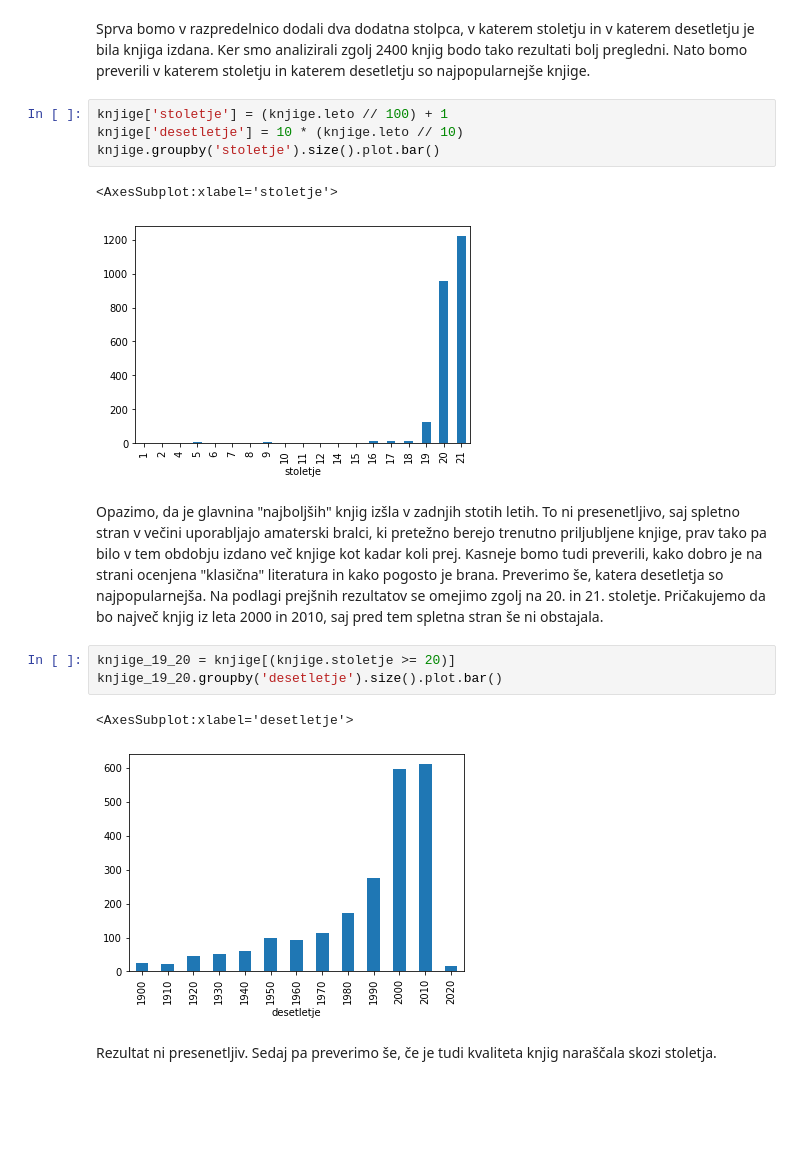
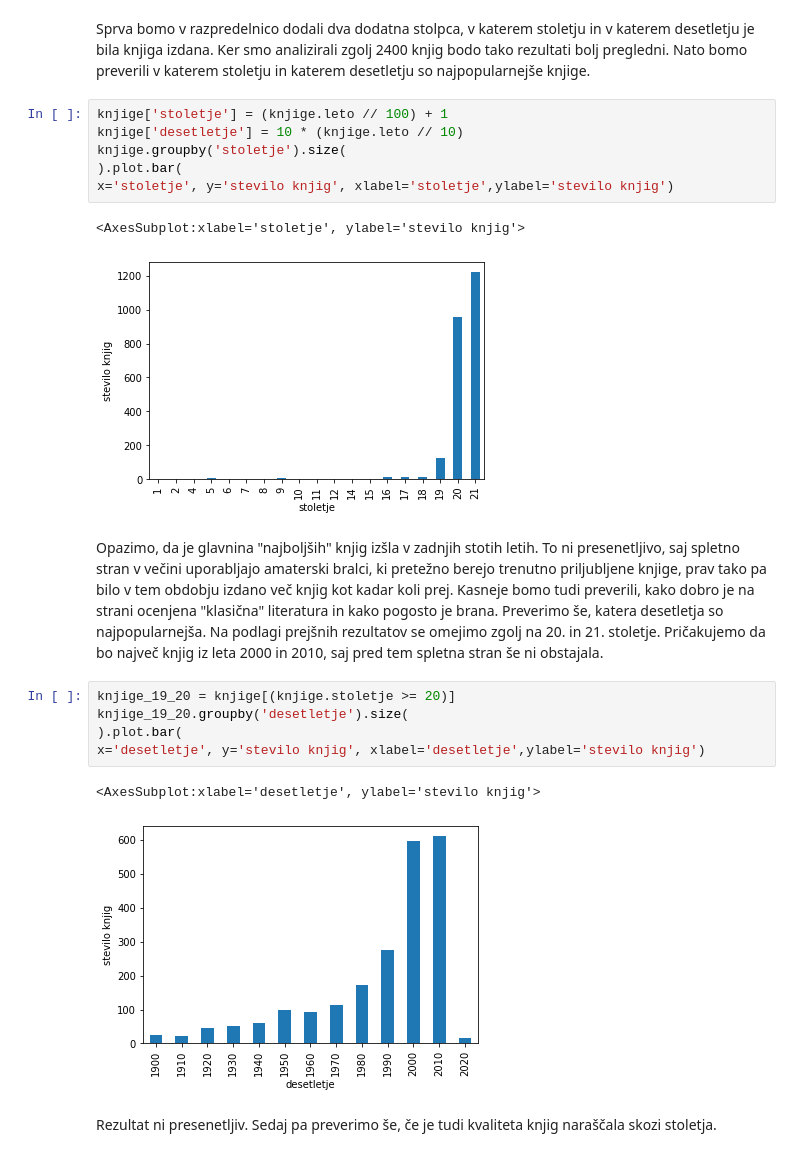
Before and after one commit to tajapezdir/analiza-podatkov, a Jupyter notebook: analiza.ipynb, the cells around one changed output. Drawn from its saved outputs; the diff is of its cells as text; blank space fills up the shorter version.

```diff
--- a/analiza.ipynb
+++ b/analiza.ipynb
@@ -122,18 +138,22 @@ Sprva bomo v razpredelnico dodali dva dodatna stolpca, v katerem stoletju in v k
 # %%
 knjige['stoletje'] = (knjige.leto // 100) + 1
 knjige['desetletje'] = 10 * (knjige.leto // 10)
-knjige.groupby('stoletje').size().plot.bar()
+knjige.groupby('stoletje').size(
+).plot.bar(
+x='stoletje', y='stevilo knjig', xlabel='stoletje',ylabel='stevilo knjig')
 # %% [output]
-<AxesSubplot:xlabel='stoletje'>
+<AxesSubplot:xlabel='stoletje', ylabel='stevilo knjig'>
-[figure, old version]
+[figure, new version]
 # %% [markdown]
-Opazimo, da je glavnina "najboljših" knjig izšla v zadnjih stotih letih. To ni presenetljivo, saj spletno stran v večini uporabljajo amaterski bralci, ki pretežno berejo trenutno priljubljene knjige, prav tako pa bilo v tem obdobju izdano več knjige kot kadar koli prej. Kasneje bomo tudi preverili, kako dobro je na strani ocenjena "klasična" literatura in kako pogosto je brana. Preverimo še, katera desetletja so najpopularnejša. Na podlagi prejšnih rezultatov se omejimo zgolj na 20. in 21. stoletje. Pričakujemo da bo največ knjig iz leta 2000 in 2010, saj pred tem spletna stran še ni obstajala.
+Opazimo, da je glavnina "najboljših" knjig izšla v zadnjih stotih letih. To ni presenetljivo, saj spletno stran v večini uporabljajo amaterski bralci, ki pretežno berejo trenutno priljubljene knjige, prav tako pa bilo v tem obdobju izdano več knjig kot kadar koli prej. Kasneje bomo tudi preverili, kako dobro je na strani ocenjena "klasična" literatura in kako pogosto je brana. Preverimo še, katera desetletja so najpopularnejša. Na podlagi prejšnih rezultatov se omejimo zgolj na 20. in 21. stoletje. Pričakujemo da bo največ knjig iz leta 2000 in 2010, saj pred tem spletna stran še ni obstajala.
 # %%
 knjige_19_20 = knjige[(knjige.stoletje >= 20)]
-knjige_19_20.groupby('desetletje').size().plot.bar()
+knjige_19_20.groupby('desetletje').size(
+).plot.bar(
+x='desetletje', y='stevilo knjig', xlabel='desetletje',ylabel='stevilo knjig')
 # %% [output]
-<AxesSubplot:xlabel='desetletje'>
+<AxesSubplot:xlabel='desetletje', ylabel='stevilo knjig'>
-[figure, old version]
+[figure, new version]
 # %% [markdown]
 Rezultat ni presenetljiv. Sedaj pa preverimo še, če je tudi kvaliteta knjig naraščala skozi stoletja.
 # %%
```
Also changed, not shown: parts of 20 cells of this notebook, 1 other file.
